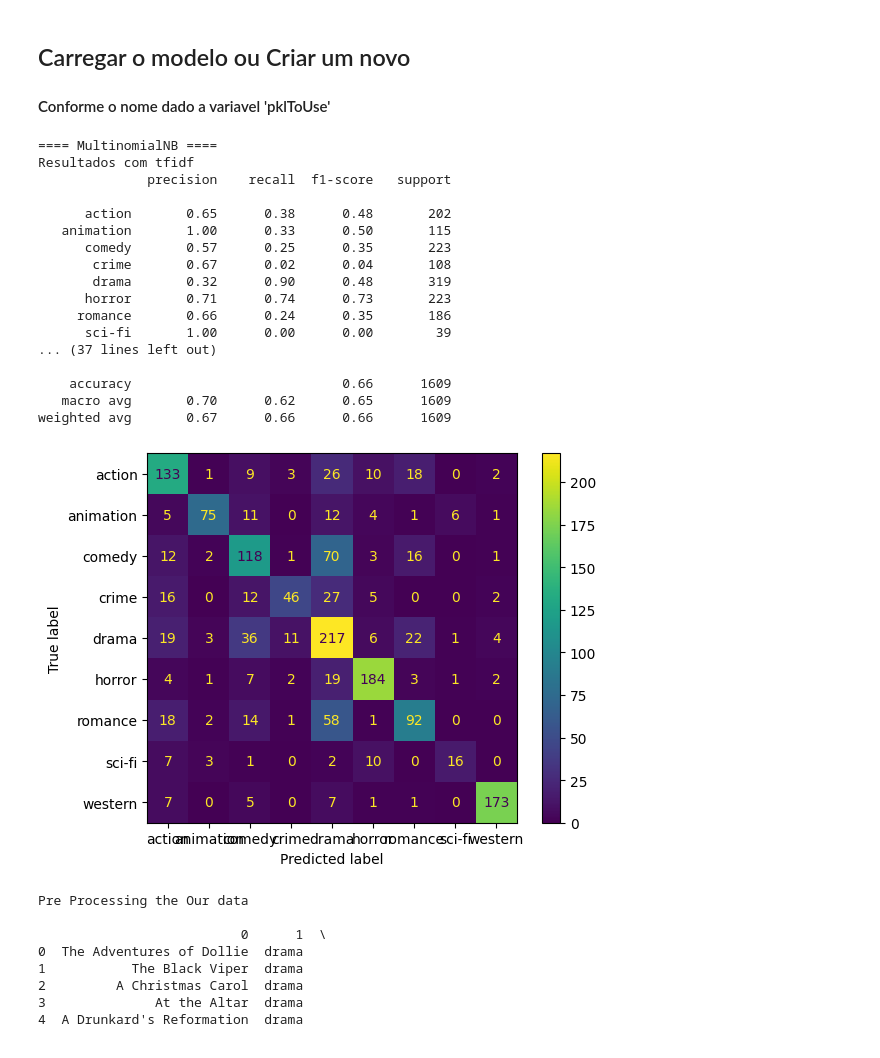
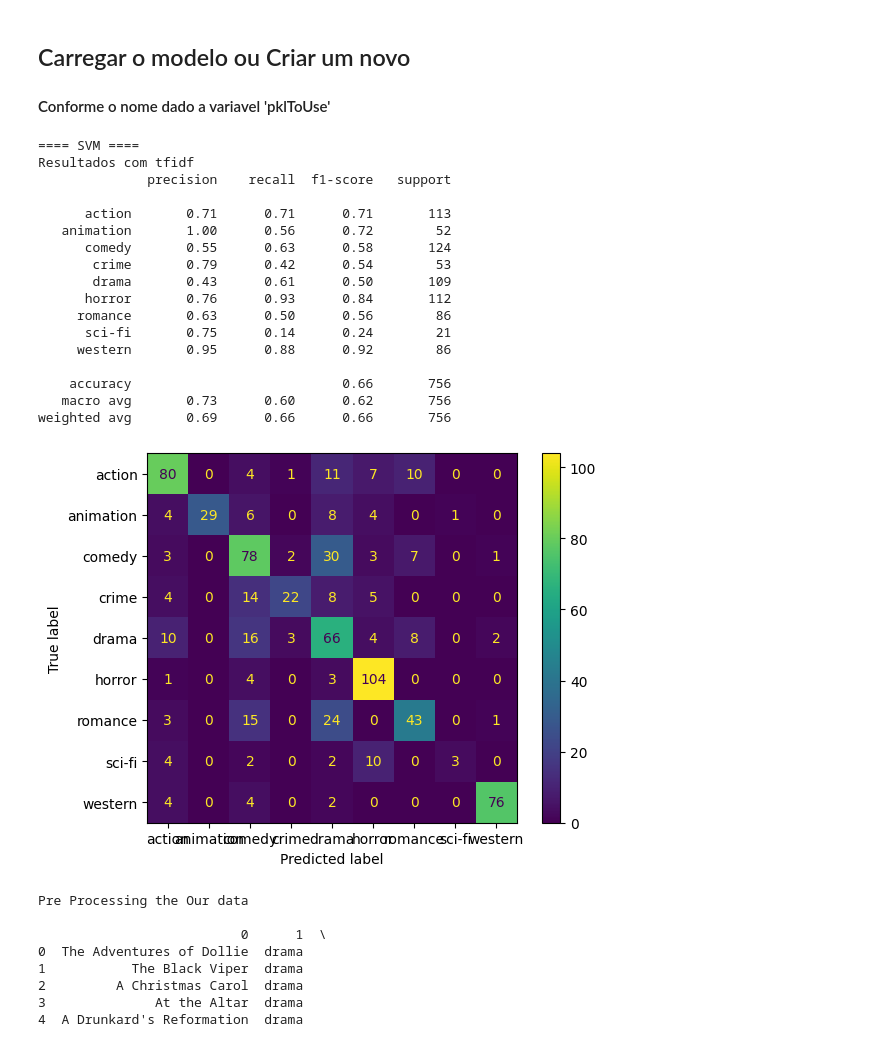
Before and after one commit to pedrom0803/ProjetoLinguaNatural, a Jupyter notebook: mainSVMIDFMultiFeaut.ipynb, the cells around one changed output. Drawn from its saved outputs; the diff is of its cells as text; code cells hidden in the pictures.

```diff
--- a/mainSVMIDFMultiFeaut.ipynb
+++ b/mainSVMIDFMultiFeaut.ipynb
@@ -93,6 +125,8 @@ allowed_genres = ["drama", "comedy", "horror", "action", "romance", "western", "
 df = read_file_to_dataframe(data+".txt")
 df = addHeadersToTrain(df)
 df = filter_dataframe(df, allowed_genres)
+# df = balance_dataset(df)
+df = increase_scifi(df)
 print(df)
 # %% [output]
 Data to DataFrame
@@ -437,7 +471,7 @@ if os.path.isfile("data/"+pklToUse+'.pkl'):
         clf, tfidf_vectorizer = pickle.load(f)
 else:
     indices = range(len(df))
-    train_indices, test_indices, y_train, y_test = train_test_split(indices, df['Genre'], test_size=0.2, random_state=42)  # random_state=42 ensures reproducibility
+    train_indices, test_indices, y_train, y_test = train_test_split(indices, df['Genre'], test_size=0.1, random_state=42)  # random_state=42 ensures reproducibility
 
     # Initialize vectorizer (fitting only on the training data)
 
@@ -458,68 +492,67 @@ else:
     # X_train_numerical = scaler.fit_transform(df[['Release Year']].iloc[train_indices].astype(int))
     # X_test_numerical = scaler.transform(df[['Release Year']].iloc[test_indices].astype(int))
 
-
     x_train = hstack([X_train, X_train_categorical])
     x_test = hstack([X_test, X_test_categorical])
 
     y = df['Genre']      # Check if the appropriate collumn name is 'category'
     labels = np.unique(y).tolist()
 
-    print("==== MultinomialNB ====")
-    clf = MultinomialNB()
+    # print("==== MultinomialNB ====")
+    # clf = MultinomialNB()
 
-    print("Resultados com tfidf")
-    clf.fit(X_train, y_train)
-    x_pred=clf.predict(X_test)
-    print(classification_report(y_pred=x_pred, y_true=y_test, labels = labels, zero_division=1.))
+    # print("Resultados com tfidf")
+    # clf.fit(X_train, y_train)
+    # x_pred=clf.predict(X_test)
+    # print(classification_report(y_pred=x_pred, y_true=y_test, labels = labels, zero_division=1.))
 
-    print("==== GaussianNB ====")
-    clf = GaussianNB()
+    # print("==== GaussianNB ====")
+    # clf = GaussianNB()
 
-    print("Resultados com tfidf")
-    clf.fit(X_train, y_train)
-    x_pred=clf.predict(X_test)
-    print(classification_report(y_pred=x_pred, y_true=y_test, labels = labels, zero_division=1.))
+    # print("Resultados com tfidf")
+    # clf.fit(X_train, y_train)
+    # x_pred=clf.predict(X_test)
+    # print(classification_report(y_pred=x_pred, y_true=y_test, labels = labels, zero_division=1.))
 
     print("==== SVM ====")
-    clf = svm.SVC(kernel='linear') # kernel{‘linear’, ‘poly’, ‘rbf’, ‘sigmoid’, ‘precomputed’}
+    clf = svm.SVC() # kernel{‘linear’, ‘poly’, ‘rbf’, ‘sigmoid’, ‘precomputed’}
 
     print("Resultados com tfidf")
     clf.fit(X_train, y_train)
     x_pred=clf.predict(X_test)
     print(classification_report(y_pred=x_pred, y_true=y_test, labels = labels, zero_division=1.))
 
     confusion_matrix(y_test, x_pred)
 
     cm = confusion_matrix(y_test, x_pred, labels=clf.classes_)
     disp = ConfusionMatrixDisplay(confusion_matrix=cm, display_labels=clf.classes_)
     disp.plot()
     plt.show()
 
     # Save the SVM model
-    i = 1
+    i = 0
     if i == 1:
         with open('data/'+pklToUse+'.pkl', 'wb') as f:
             pickle.dump((clf, tfidf_vectorizer), f)
 # %% [output]
-==== MultinomialNB ====
+==== SVM ====
 Resultados com tfidf
               precision    recall  f1-score   support
 
-      action       0.65      0.38      0.48       202
-   animation       1.00      0.33      0.50       115
-      comedy       0.57      0.25      0.35       223
-       crime       0.67      0.02      0.04       108
-       drama       0.32      0.90      0.48       319
-      horror       0.71      0.74      0.73       223
-     romance       0.66      0.24      0.35       186
-      sci-fi       1.00      0.00      0.00        39
-... (37 lines left out)
+      action       0.71      0.71      0.71       113
+   animation       1.00      0.56      0.72        52
+      comedy       0.55      0.63      0.58       124
+       crime       0.79      0.42      0.54        53
+       drama       0.43      0.61      0.50       109
+      horror       0.76      0.93      0.84       112
+     romance       0.63      0.50      0.56        86
+      sci-fi       0.75      0.14      0.24        21
+     western       0.95      0.88      0.92        86
 
-    accuracy                           0.66      1609
-   macro avg       0.70      0.62      0.65      1609
-weighted avg       0.67      0.66      0.66      1609
+    accuracy                           0.66       756
+   macro avg       0.73      0.60      0.62       756
+weighted avg       0.69      0.66      0.66       756
-[figure, old version]
+[figure, new version]
 # %%
 print("\033[34mPre Processing the Our data\n\033[0m")
 
```
Also changed, not shown: parts of 16 cells of this notebook, 3 other files.
